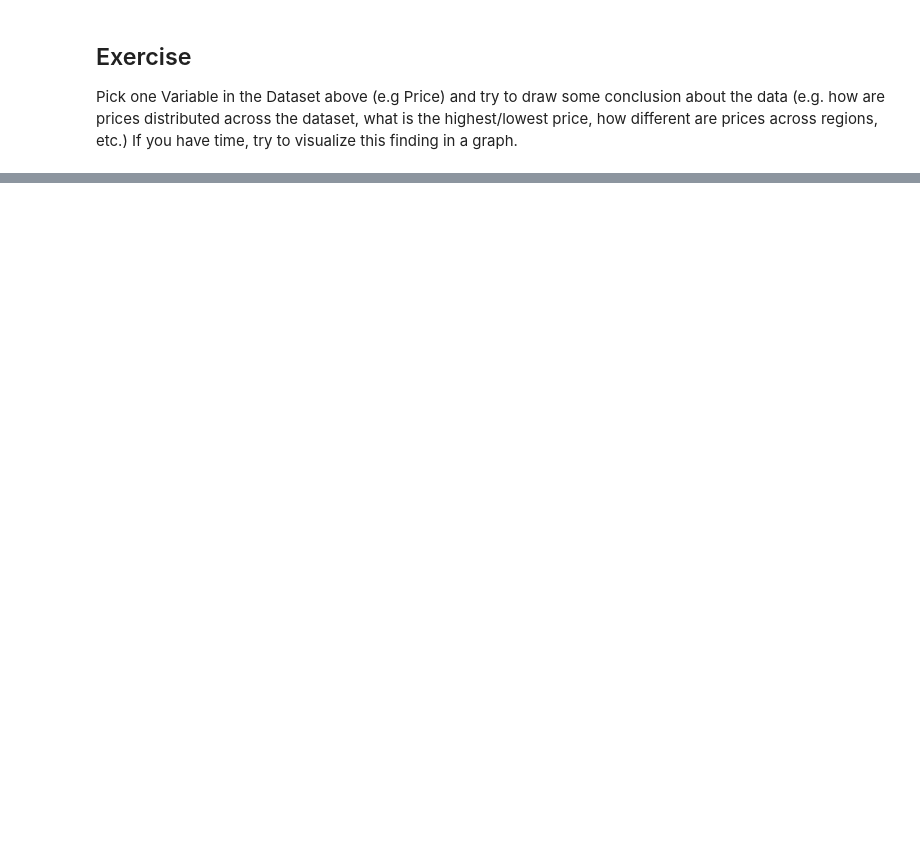
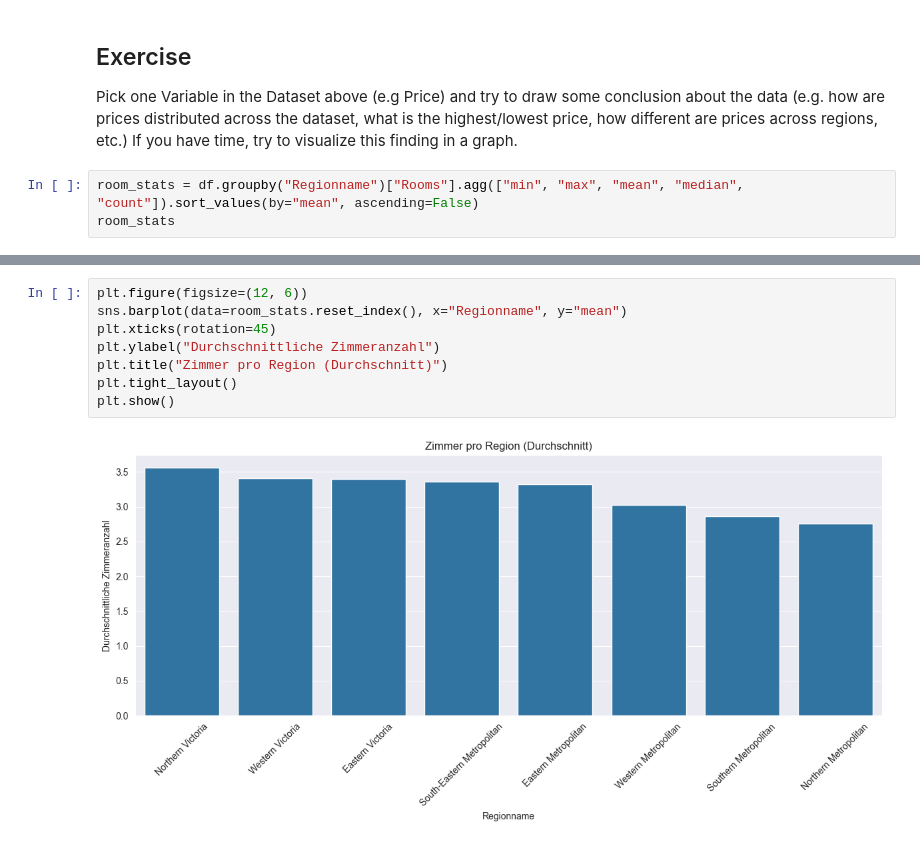
Before and after one commit to MysterionNY/Kurs259_Machine_Learning, a Jupyter notebook: demos/03_data_preprocessing.ipynb, the cells around one changed output, grey strips where cells are left out. Saved outputs shown, nothing was run; the diff lists cells and outputs as text; blank space fills up the shorter version.

Commit message:
Solve exercise for data processing

```diff
--- a/demos/03_data_preprocessing.ipynb
+++ b/demos/03_data_preprocessing.ipynb
@@ -155,3 +197,6 @@ df1.sample(n=10)
 
 Pick one Variable in the Dataset above (e.g Price) and try to draw some conclusion about the data (e.g. how are prices distributed across the dataset, what is the highest/lowest price, how different are prices across regions, etc.)
 If you have time, try to visualize this finding in a graph.
+# %%
+room_stats = df.groupby("Regionname")["Rooms"].agg(["min", "max", "mean", "median", "count"]).sort_values(by="mean", ascending=False)
+room_stats
@@ -157,0 +214,10 @@ If you have time, try to visualize this finding in a graph.
+# %%
+plt.figure(figsize=(12, 6))
+sns.barplot(data=room_stats.reset_index(), x="Regionname", y="mean")
+plt.xticks(rotation=45)
+plt.ylabel("Durchschnittliche Zimmeranzahl")
+plt.title("Zimmer pro Region (Durchschnitt)")
+plt.tight_layout()
+plt.show()
+# %% [output]
+[figure, added]
```
Also changed, not shown: parts of 10 cells of this notebook.
